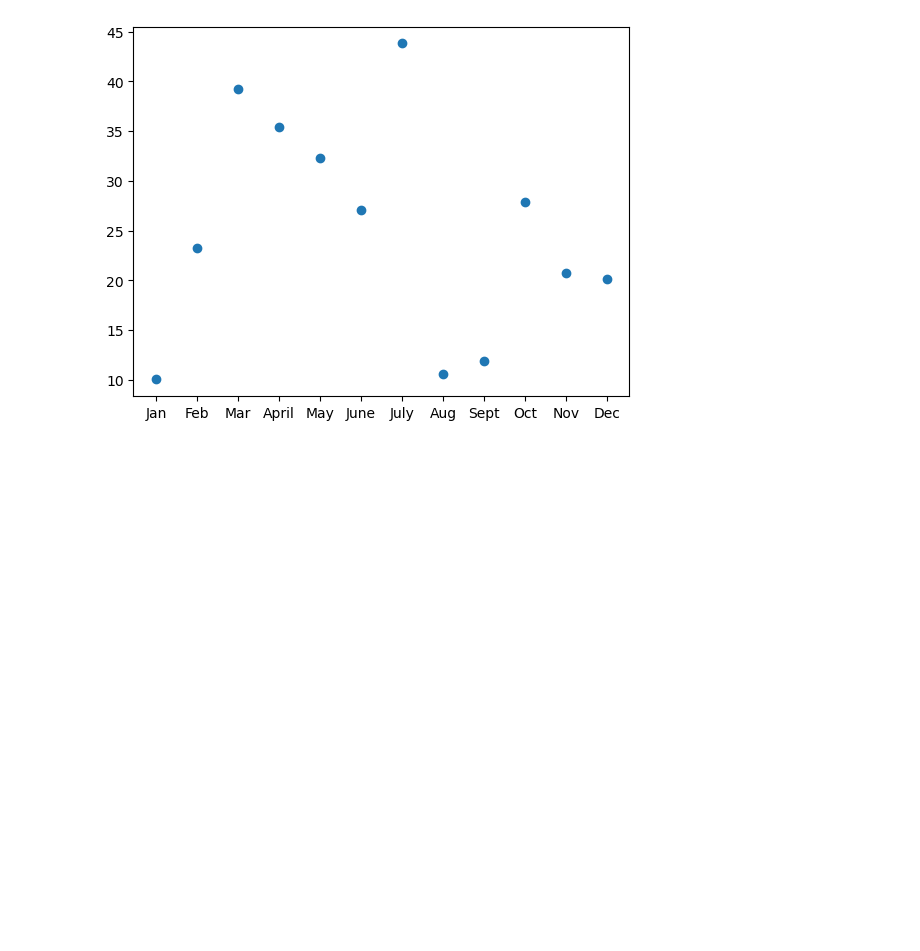
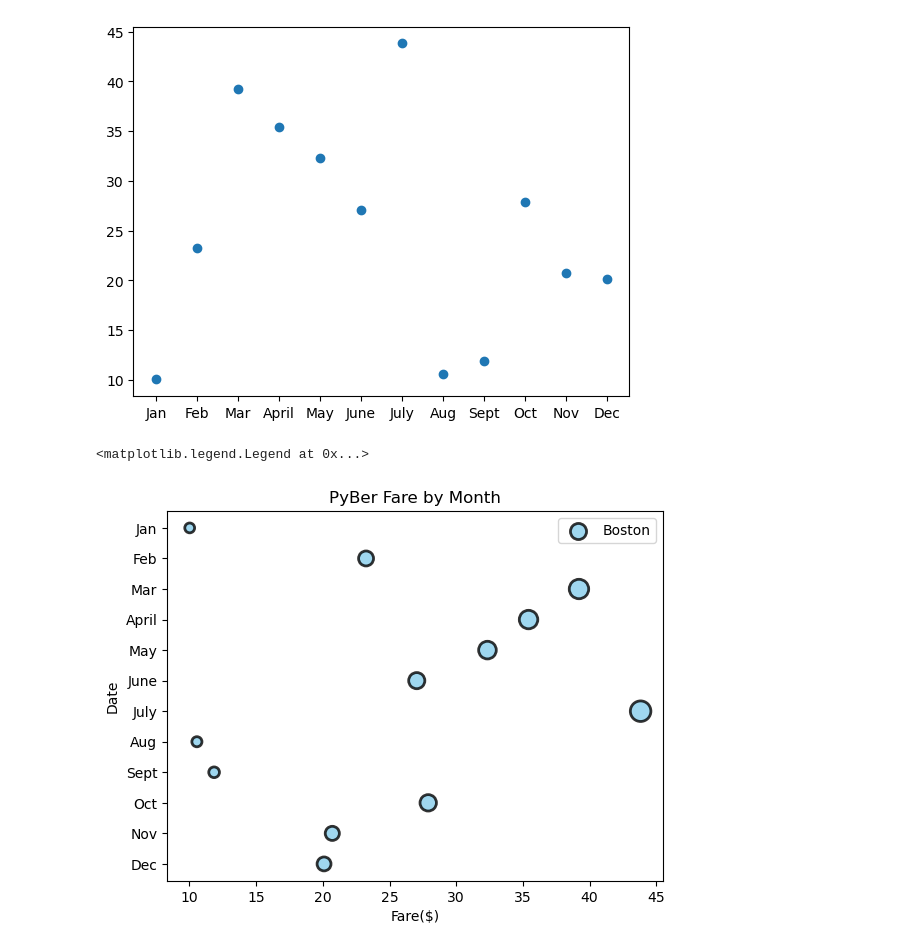
Before and after one commit to Levreka/PyBer_Analysis, a Jupyter notebook: matplotlib_practice.ipynb, the cells around one changed output. Drawn from its saved outputs; the diff is of its cells as text; code cells hidden in the pictures; blank space fills up the shorter version.

```diff
--- a/matplotlib_practice.ipynb
+++ b/matplotlib_practice.ipynb
@@ -267,8 +267,24 @@ ax.scatter(x_axis, y_axis)
 <matplotlib.collections.PathCollection at 0x...>
 [figure]
 # %%
+# skill drill to change format of our buble chart
 fig, ax = plt.subplots()
-ax.scatter(x_axis, y_axis, s=y_axis)
+# code gather from https://matplotlib.org/stable/api/_as_gen/matplotlib.axes.Axes.scatter.html
+ax.scatter(y_axis, x_axis, s=[i * 5 for i in y_axis], c="skyblue",
+          linewidths= 2 , alpha= .80, edgecolors='black', label="Boston")
+# this piece of code inverts the x and y axis but you also have to change
+# y axis and x axis in the ax.scatter line of code
+ax.invert_yaxis()
+# code adding the x axis and y axis labels
+ax.set_xlabel("Fare($)")
+ax.set_ylabel("Date")
+# code is adding tittle to the graph
+ax.set_title("PyBer Fare by Month")
+# Add the legend.
+ax.legend()
+# %% [output]
+<matplotlib.legend.Legend at 0x...>
+[figure, added]
 # %%
 #fuction to call pie chart
 plt.pie(y_axis, labels=x_axis)
```
Also changed, not shown: parts of 1 cell of this notebook.
